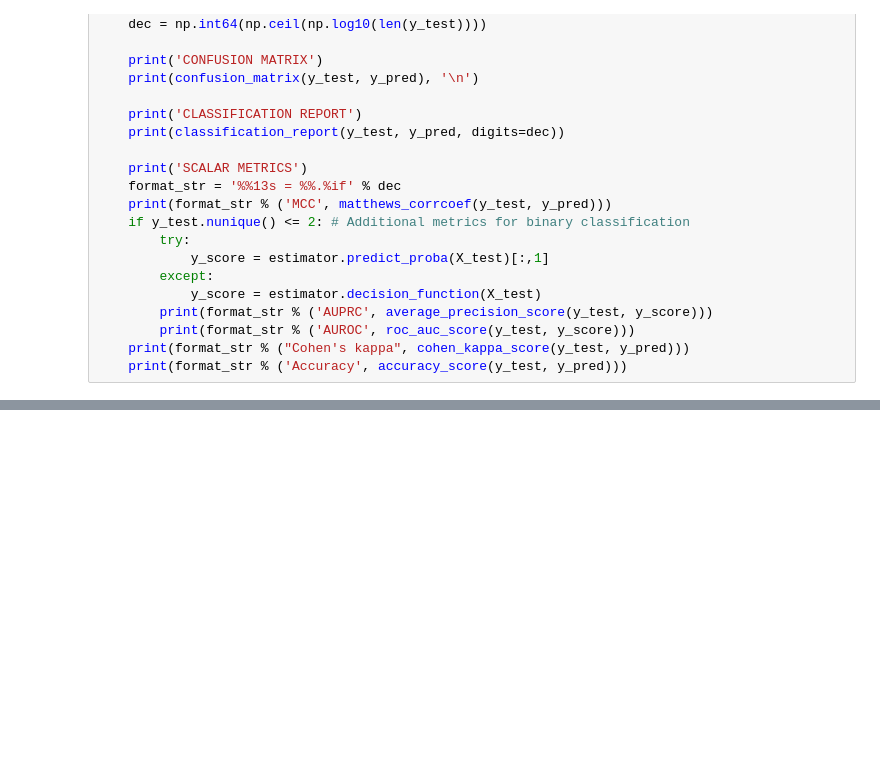
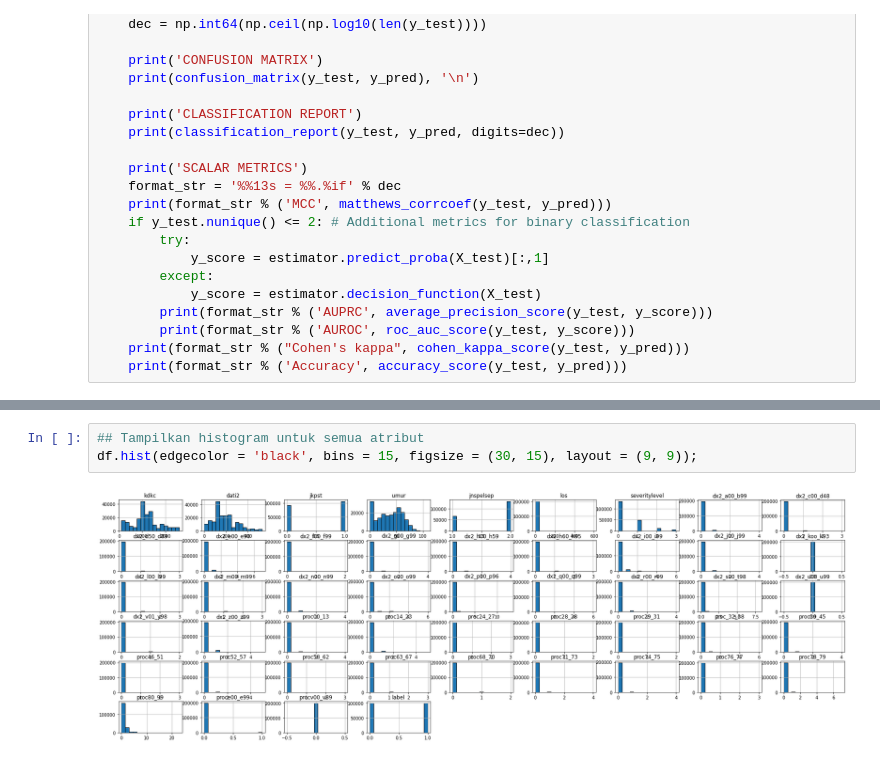
Before and after one commit to letaresaragih/Kelompok-1-Data-Mining-Project-Binary-Classification, a Jupyter notebook: code/Dami_RFC_DataUderstandingAndPrep.ipynb, the cells around one changed output, grey strips where cells are left out. Drawn from its saved outputs; the diff is of its cells as text; blank space fills up the shorter version.

```diff
--- a/code/Dami_RFC_DataUderstandingAndPrep.ipynb
+++ b/code/Dami_RFC_DataUderstandingAndPrep.ipynb
@@ -225,0 +220,5 @@ AttributeError: ignored
+# %%
+## Tampilkan histogram untuk semua atribut
+df.hist(edgecolor = 'black', bins = 15, figsize = (30, 15), layout = (9, 9));
+# %% [output]
+[figure, added]
```
Also changed, not shown: parts of 11 cells of this notebook.
